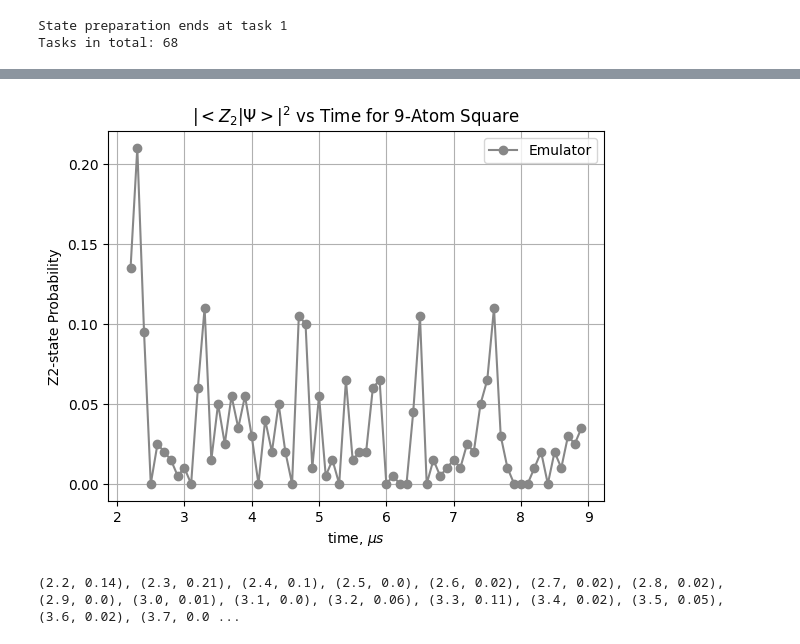
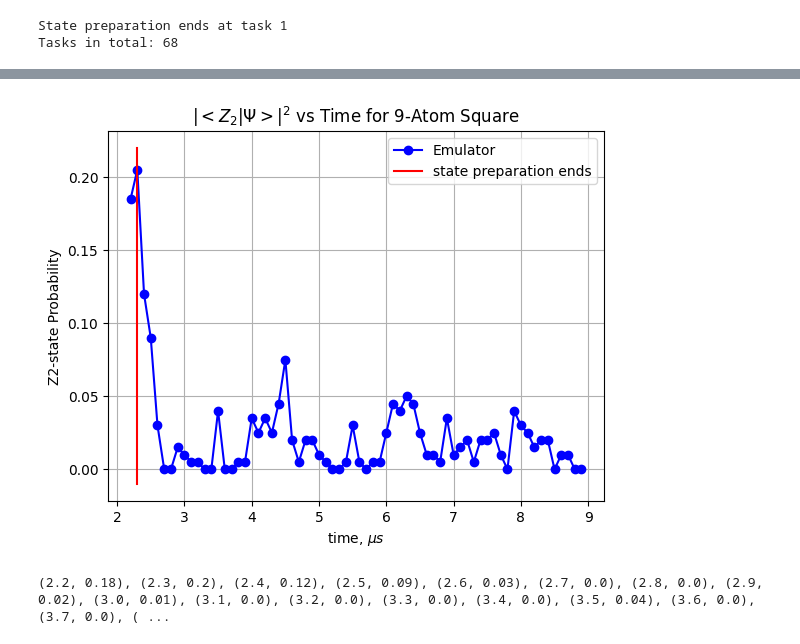
Before and after one commit to QPCKAC/YQuantum24, a Jupyter notebook: SquareTest.ipynb, the cells around one changed output, grey strips where cells are left out. Drawn from its saved outputs; the diff is of its cells as text; code cells hidden in the pictures.

```diff
--- a/SquareTest.ipynb
+++ b/SquareTest.ipynb
@@ -17,6 +17,15 @@ atom_pos.show()
 # %% [output]
 [interactive output not drawn]
 [interactive output not drawn]
+# %%
+def omega_with_tweaks(num_tweaks):
+    duration = 9.8
+    low = 0.0
+    high = 10.7
+    interval = duration/num_tweaks
+    omega_durations_scaring = [interval for _ in range(num_tweaks)]
+    omega_scaring = [low if i % 2 == 0 else high for i in range(num_tweaks+1)]
+    return omega_durations_scaring, omega_scaring
 # %%
 # State Preparation
 delta_durations_state_prep = [0.3, 1.6, 0.3]
@@ -29,8 +38,10 @@ omega_state_prep = [0.0, 15.7, 15.7, 0.0] # longer than durations by 1
 delta_durations_scaring = [0.2, 6.6]
 delta_scaring = [16.3, 0.0, 0.0] # longer than durations by 1
 
-omega_durations_scaring = [0.2, 1.4, 5.2]
-omega_scaring = [0, 15.7, 15.7, 0] # longer than durations by 1
+# omega_durations_scaring = [0.2, 1.4, 5.2]
+# omega_scaring = [0, 15.7, 15.7, 0] # longer than durations by 1
+
+omega_durations_scaring, omega_scaring = omega_with_tweaks(20)
 # %%
 run_time = var("run_time")
 
@@ -101,15 +132,16 @@ def get_z2_probabilities(report, n_atoms, prime=False):
 z2_probabilities = get_z2_probabilities(emu_batch.report(), 5)
 # %%
 plt.plot(run_times, z2_probabilities, 'o-', label="Emulator", color="Blue")
+plt.plot([2.3, 2.3], [-0.01, 0.22], 'r-', label='state preparation ends')
 plt.xlabel('time, $\mu s$')
 plt.ylabel(f"Z2-state Probability")
 plt.title(f'$|<Z_2|\Psi>|^2$ vs Time for {atom_pos.n_atoms}-Atom Square')
 plt.legend()
 plt.grid()
 # %% [output]
-[figure, old version]
+[figure, new version]
 # %%
 for x, y in zip(run_times, z2_probabilities):
     print((round(x, 1), round(y, 2)), end=', ')
 # %% [output]
-(2.2, 0.14), (2.3, 0.21), (2.4, 0.1), (2.5, 0.0), (2.6, 0.02), (2.7, 0.02), (2.8, 0.02), (2.9, 0.0), (3.0, 0.01), (3.1, 0.0), (3.2, 0.06), (3.3, 0.11), (3.4, 0.02), (3.5, 0.05), (3.6, 0.02), (3.7, 0.0 ...
+(2.2, 0.18), (2.3, 0.2), (2.4, 0.12), (2.5, 0.09), (2.6, 0.03), (2.7, 0.0), (2.8, 0.0), (2.9, 0.02), (3.0, 0.01), (3.1, 0.0), (3.2, 0.0), (3.3, 0.0), (3.4, 0.0), (3.5, 0.04), (3.6, 0.0), (3.7, 0.0), ( ...
```
Also changed, not shown: parts of 1 cell of this notebook, 5 other files.
